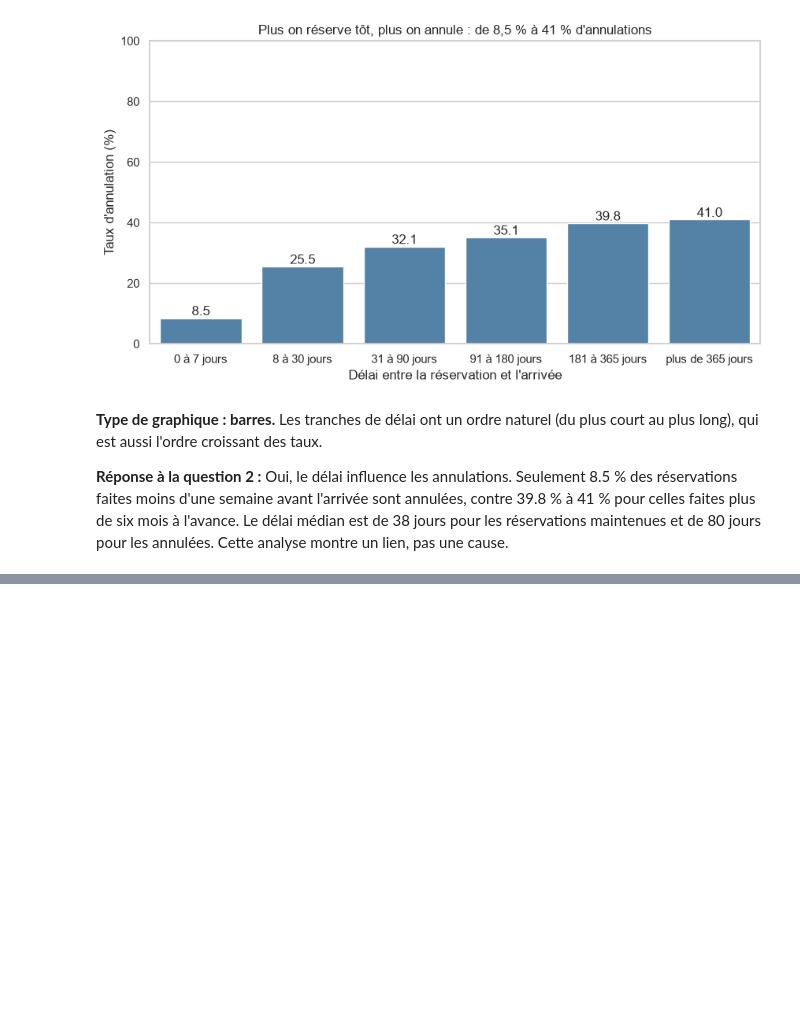
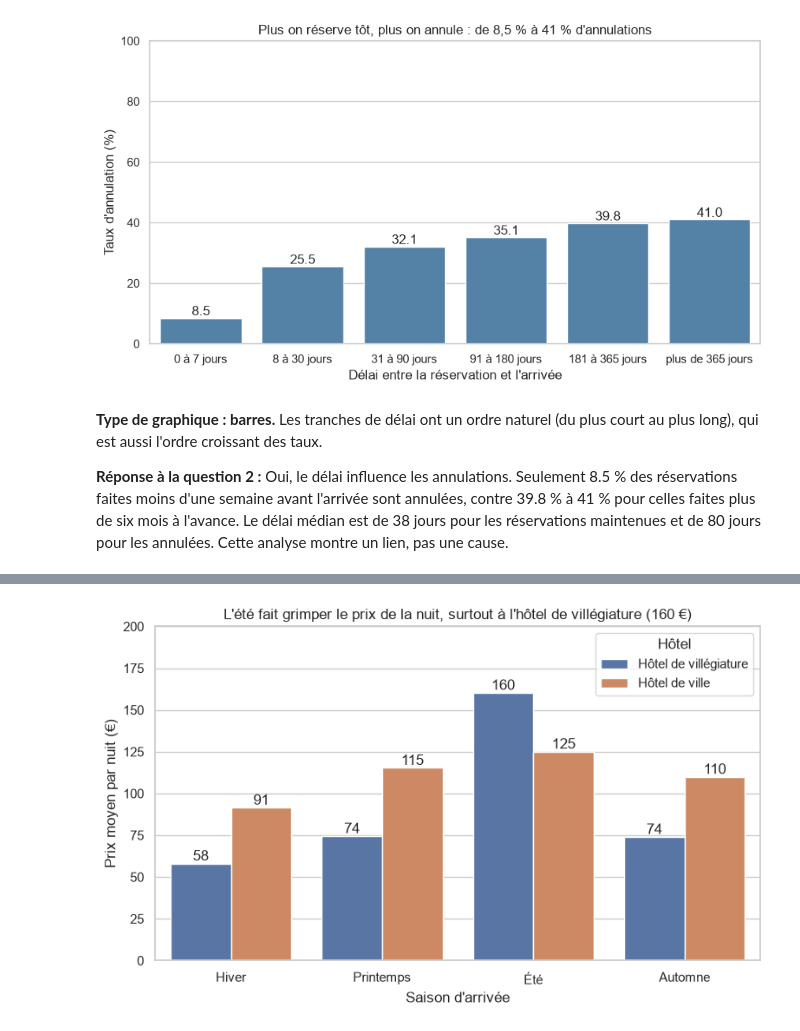
Before and after one commit to fotsotagnefred-png/Mon-projet-Analyse, a Jupyter notebook: notebooks/03_analyse.ipynb, the cells around one changed output, grey strips where cells are left out. Saved outputs shown, nothing was run; the diff lists cells and outputs as text; code cells hidden in the pictures; blank space fills up the shorter version.

```diff
--- a/notebooks/03_analyse.ipynb
+++ b/notebooks/03_analyse.ipynb
@@ -150,0 +267,17 @@ plt.show()
+# %%
+fig, ax = plt.subplots(figsize=(9, 5))
+sns.barplot(
+    data=hotels_payants, x="saison", y="adr", hue="hotel",
+    order=ordre_saisons, errorbar=None, ax=ax,
+)
+ax.set_title("L'été fait grimper le prix de la nuit, surtout à l'hôtel de villégiature (160 €)")
+ax.set_xlabel("Saison d'arrivée")
+ax.set_ylabel("Prix moyen par nuit (€)")
+ax.set_ylim(0, 200)
+ax.legend(title="Hôtel")
+for barres in ax.containers:
+    ax.bar_label(barres, fmt="%.0f")
+fig.savefig("../figures/graphique_4_prix_par_saison.png", dpi=150, bbox_inches="tight")
+plt.show()
+# %% [output]
+[figure, added]
```
Also changed, not shown: parts of 9 cells of this notebook, 2 other files.
